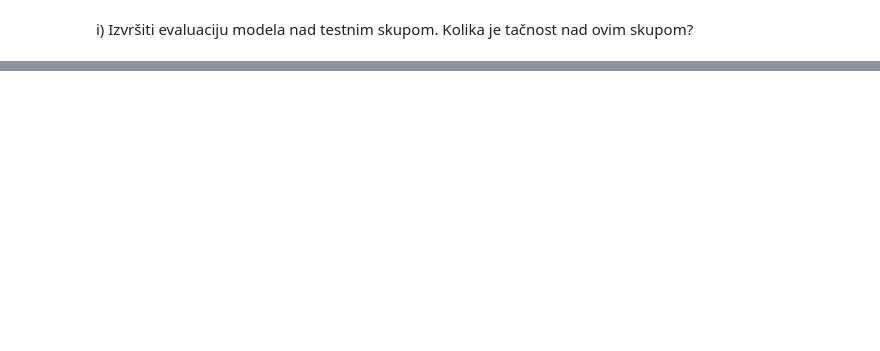
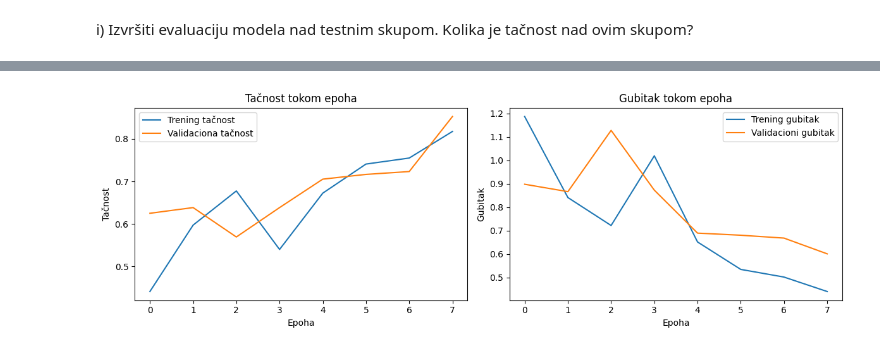
Before and after one commit to amujalo1/TensorLab, a Jupyter notebook: LV4.ipynb, the cells around one changed output, grey strips where cells are left out. Cells and saved outputs as stored; diff of their text form; code cells hidden in the pictures; blank space fills up the shorter version.

```diff
--- a/LV4.ipynb
+++ b/LV4.ipynb
@@ -571,0 +491,85 @@ plt.show()
+# %%
+from tensorflow.keras.models import Sequential
+from tensorflow.keras.layers import Embedding, LSTM, Dense
+from tensorflow.keras.preprocessing.sequence import pad_sequences
+
+# e) Modifikovana tokenizacija za LSTM
+max_words = 500
+max_len = 200
+
+tokenizer = Tokenizer(num_words=max_words)
+tokenizer.fit_on_texts(X_train)
+
+# Pretvaranje teksta u sekvence i padding
+X_train_seq = tokenizer.texts_to_sequences(X_train)
+X_test_seq = tokenizer.texts_to_sequences(X_test)
+
+X_train_pad = pad_sequences(X_train_seq, maxlen=max_len)
+X_test_pad = pad_sequences(X_test_seq, maxlen=max_len)
+
+print("\n--- Nakon tokenizacije i paddinga ---")
+print(f"Oblik trening podataka: {X_train_pad.shape}")
+print(f"Oblik test podataka: {X_test_pad.shape}")
+
+# f) Definisanje LSTM modela
+embedding_dim = 64  # Dimenzija embedding sloja
+
+model = Sequential([
+    Embedding(input_dim=max_words, output_dim=embedding_dim, input_length=max_len),
+    LSTM(64, return_sequences=True),  # Prvi LSTM sloj sa return_sequences=True za sljedeći LSTM
+    LSTM(32),                         # Drugi LSTM sloj
+    Dense(16, activation='relu'),     # Dodatni Dense sloj
+    Dense(num_classes, activation='softmax')
+])
+
+# g) Kompajliranje modela
+model.compile(
+    optimizer='adam',
+    loss='categorical_crossentropy',
+    metrics=['accuracy']
+)
+
+model.summary()
+
+# h) Treniranje modela
+history = model.fit(
+    X_train_pad,
+    y_train,
+    epochs=8,
+    batch_size=8,
+    validation_split=0.25,
+    verbose=1
+)
+
+# Evaluacija na testnom skupu
+test_loss, test_acc = model.evaluate(X_test_pad, y_test, verbose=0)
+print(f"\nFinalna tačnost na testnom skupu: {test_acc:.4f}")
+print(f"Finalni gubitak na testnom skupu: {test_loss:.4f}")
+
+# Grafički prikaz
+plt.figure(figsize=(12, 4))
+
+plt.subplot(1, 2, 1)
+plt.plot(history.history['accuracy'], label='Trening tačnost')
+plt.plot(history.history['val_accuracy'], label='Validaciona tačnost')
+plt.title('Tačnost tokom epoha')
+plt.xlabel('Epoha')
+plt.ylabel('Tačnost')
+plt.legend()
+
+plt.subplot(1, 2, 2)
+plt.plot(history.history['loss'], label='Trening gubitak')
+plt.plot(history.history['val_loss'], label='Validacioni gubitak')
+plt.title('Gubitak tokom epoha')
+plt.xlabel('Epoha')
+plt.ylabel('Gubitak')
+plt.legend()
+
+plt.tight_layout()
+plt.show()
+
+# i) Evaluacija na testnom skupu
+test_loss, test_accuracy = model.evaluate(X_test_pad, y_test, verbose=0)
+print(f"\nTačnost modela na testnom skupu: {test_accuracy:.4f}")
+print(f"Vrijednost funkcije gubitka na testnom skupu: {test_loss:.4f}")
+# %% [output]
@@ -571,0 +615 @@ plt.show()
+[figure, added]
```
Also changed, not shown: parts of 26 cells of this notebook.
